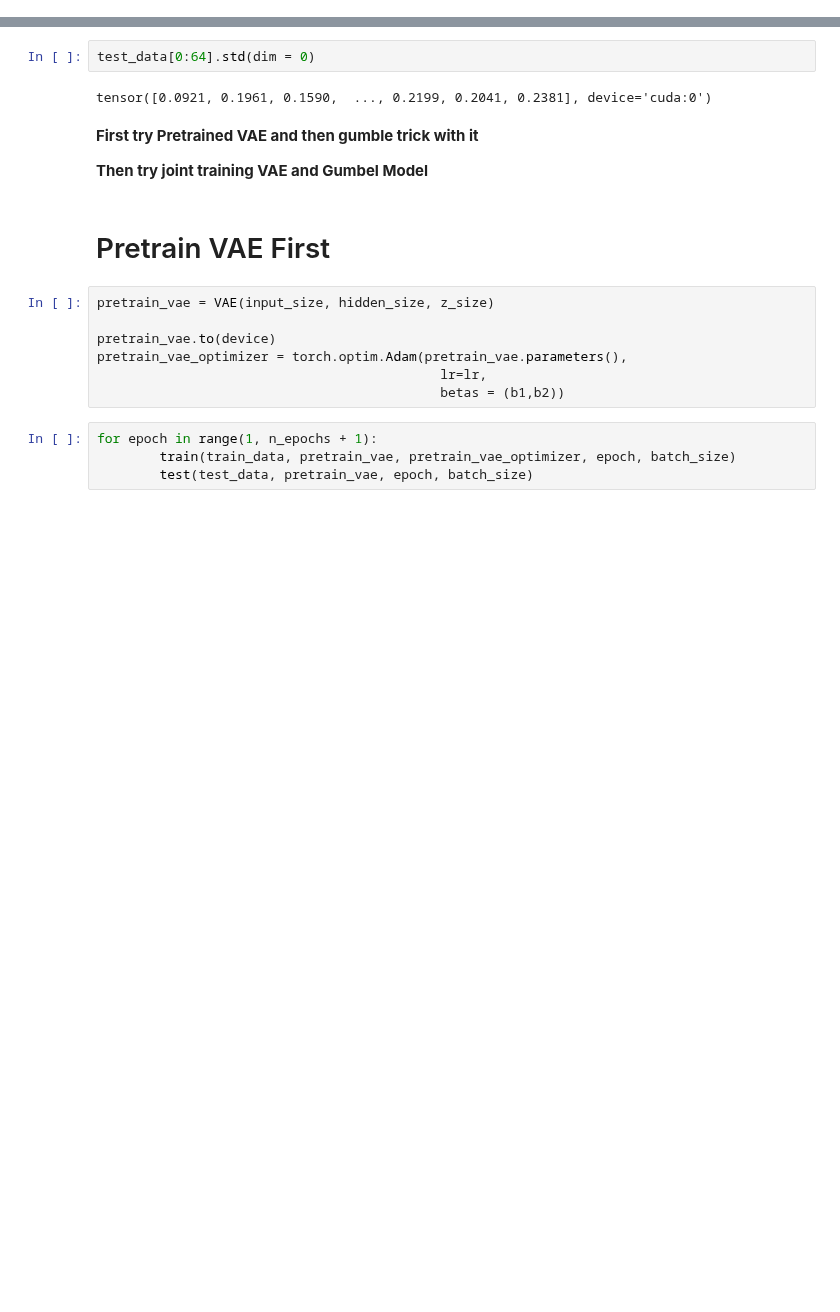
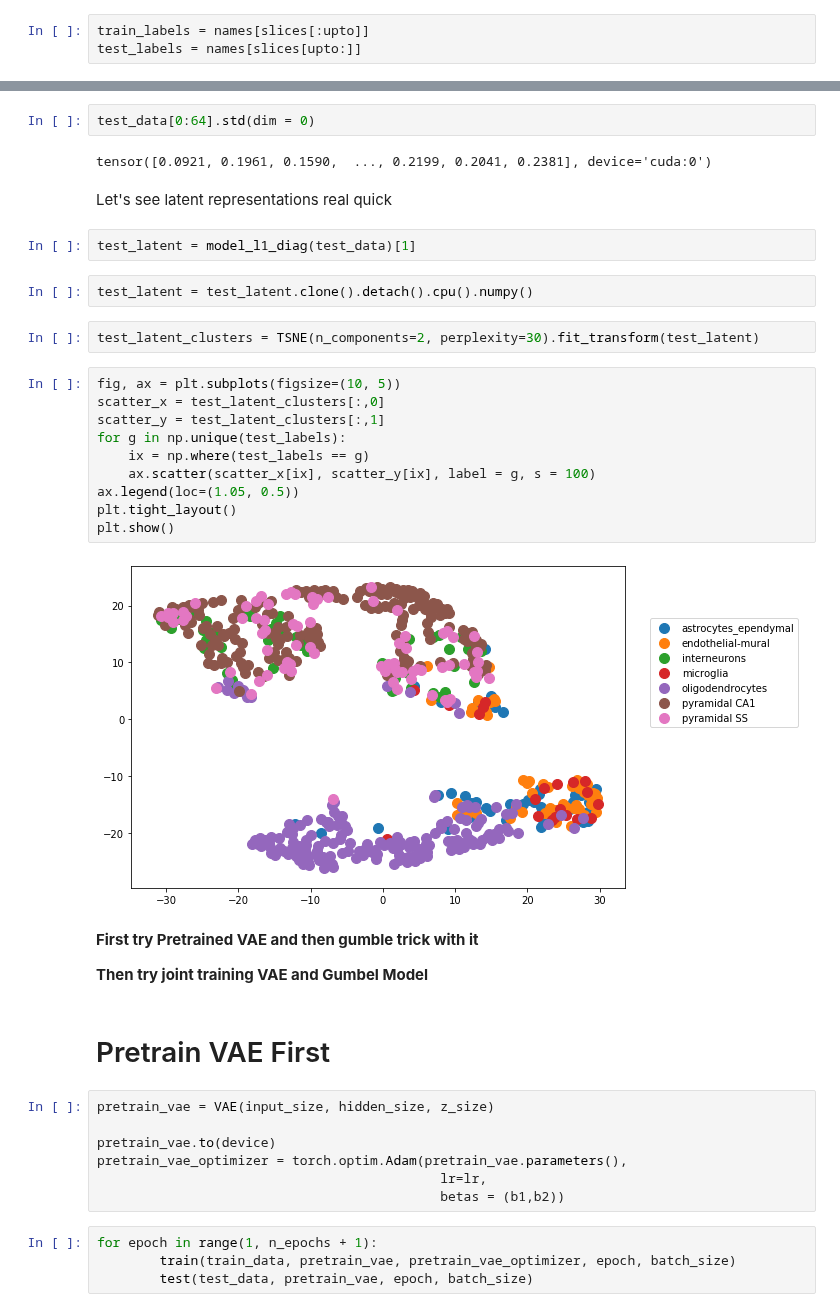
Before and after one commit to beelze-b/Differentiable-Sparse-Subset-Selection, a Jupyter notebook: notebooks/6_Summary_Graphs.ipynb, the cells around one changed output, grey strips where cells are left out. Cells and saved outputs as stored; diff of their text form; blank space fills up the shorter version.

```diff
--- a/notebooks/6_Summary_Graphs.ipynb
+++ b/notebooks/6_Summary_Graphs.ipynb
@@ -89,6 +107,9 @@ test_data = data[slices[upto:]]
 
 train_data = Tensor(train_data).to(device)
 test_data = Tensor(test_data).to(device)
+# %%
+train_labels = names[slices[:upto]]
+test_labels = names[slices[upto:]]
 # %%
 print(train_data.std(dim = 0).mean())
 print(test_data.std(dim = 0).mean())
@@ -154,6 +175,26 @@ tensor([0.0464, 0.1676, 0.1040,  ..., 0.1095, 0.0766, 0.1373], device='cuda:0',
 test_data[0:64].std(dim = 0)
 # %% [output]
 tensor([0.0921, 0.1961, 0.1590,  ..., 0.2199, 0.2041, 0.2381], device='cuda:0')
+# %% [markdown]
+Let's see latent representations real quick
+# %%
+test_latent = model_l1_diag(test_data)[1]
+# %%
+test_latent = test_latent.clone().detach().cpu().numpy()
+# %%
+test_latent_clusters = TSNE(n_components=2, perplexity=30).fit_transform(test_latent)
+# %%
+fig, ax = plt.subplots(figsize=(10, 5))
+scatter_x = test_latent_clusters[:,0]
+scatter_y = test_latent_clusters[:,1]
+for g in np.unique(test_labels):
+    ix = np.where(test_labels == g)
+    ax.scatter(scatter_x[ix], scatter_y[ix], label = g, s = 100)
+ax.legend(loc=(1.05, 0.5))
+plt.tight_layout()
+plt.show()
+# %% [output]
+[figure, added]
 # %% [markdown]
 **First try Pretrained VAE and then gumble trick with it**
 
```
Also changed, not shown: parts of 9 cells of this notebook, 2 other files.
